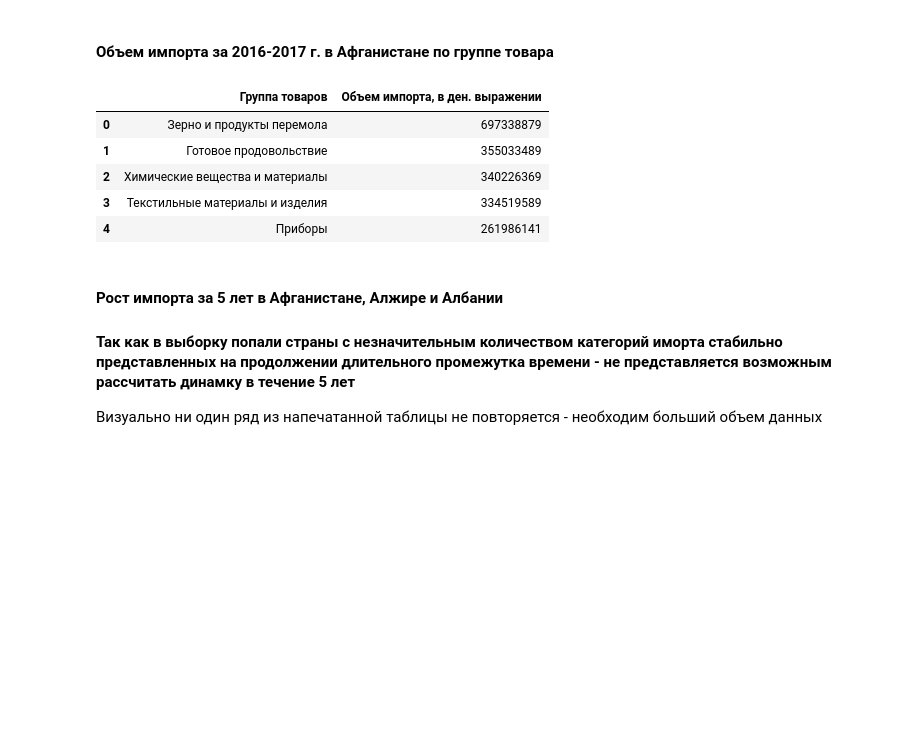
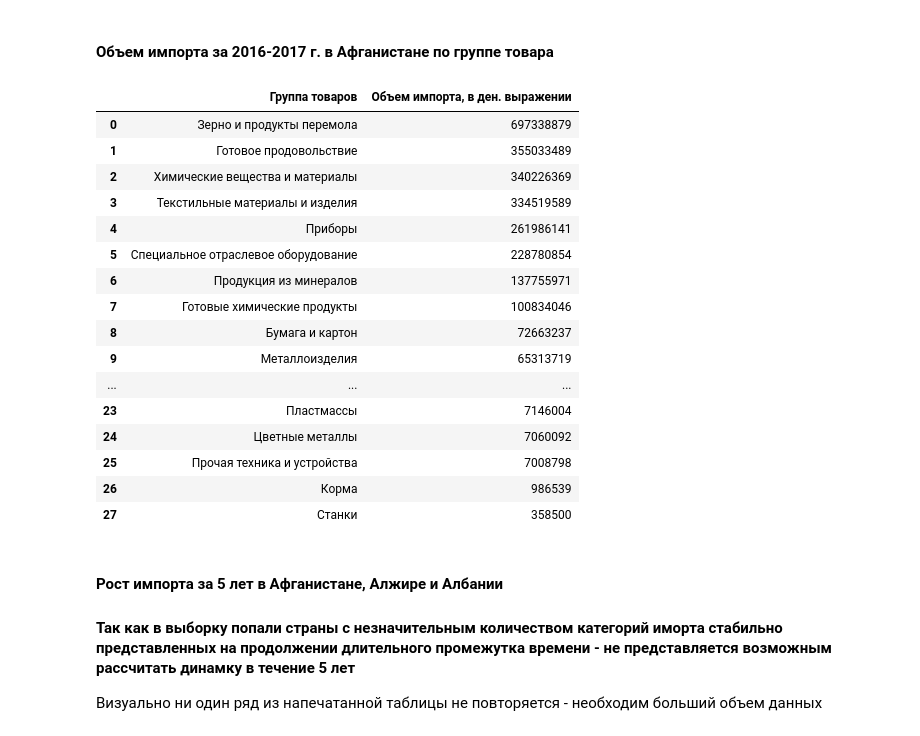
Before and after one commit to ilyaperepelitsa/Comtrade, a Jupyter notebook: Comtrade Тестовое задание.ipynb, the cells around one changed output. Saved outputs shown, nothing was run; the diff lists cells and outputs as text; code cells hidden in the pictures; blank space fills up the shorter version.

```diff
--- a/Comtrade Тестовое задание.ipynb
+++ b/Comtrade Тестовое задание.ipynb
@@ -429,22 +440,33 @@ one_country_total_value_import.head()
 # %%
 one_country_total_value_import_2 =\
             pd.DataFrame(import_volume_slice.\
             loc[import_volume_slice["reporter_name"] == "Afghanistan",:].\
             groupby("product_group")["trade_value"].\
             sum().\
             sort_values(ascending = False)).\
             reset_index(level=0)
 
 one_country_total_value_import_2.columns = ["Группа товаров", "Объем импорта, в ден. выражении"]
 one_country_total_value_import_2["Группа товаров"] = one_country_total_value_import_2["Группа товаров"].str.capitalize()
-one_country_total_value_import_2.head()
+one_country_total_value_import_2
 # %% [output]
 |  | Группа товаров | Объем импорта, в ден. выражении |
 | 0 | Зерно и продукты перемола | 697338879 |
 | 1 | Готовое продовольствие | 355033489 |
 | 2 | Химические вещества и материалы | 340226369 |
 | 3 | Текстильные материалы и изделия | 334519589 |
 | 4 | Приборы | 261986141 |
+| 5 | Специальное отраслевое оборудование | 228780854 |
+| 6 | Продукция из минералов | 137755971 |
+| 7 | Готовые химические продукты | 100834046 |
+| 8 | Бумага и картон | 72663237 |
+| 9 | Металлоизделия | 65313719 |
+| ... | ... | ... |
+| 23 | Пластмассы | 7146004 |
+| 24 | Цветные металлы | 7060092 |
+| 25 | Прочая техника и устройства | 7008798 |
+| 26 | Корма | 986539 |
+| 27 | Станки | 358500 |
 # %% [markdown]
 #### Рост импорта за 5 лет в Афганистане, Алжире и Албании
 #### Так как в выборку попали страны с незначительным количеством категорий иморта стабильно представленных на продолжении длительного промежутка времени - не представляется возможным рассчитать динамку в течение 5 лет
```
Also changed, not shown: parts of 38 cells of this notebook, 3 other files.
